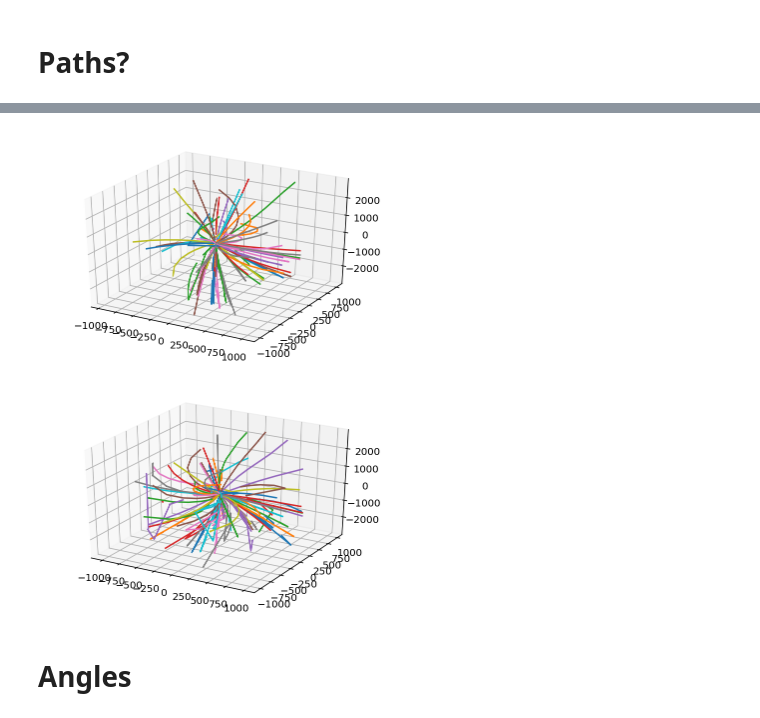
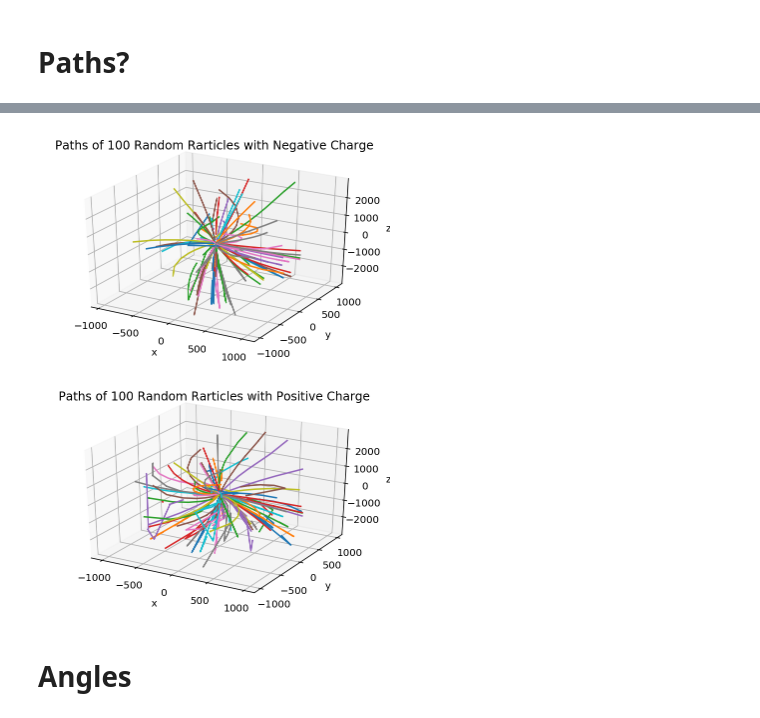
Before and after one commit to sqrider/MATH189_FINAL_PROJ, a Jupyter notebook: Trajectories.ipynb, the cells around one changed output, grey strips where cells are left out. Cells and saved outputs as stored; diff of their text form; code cells hidden in the pictures.

```diff
--- a/Trajectories.ipynb
+++ b/Trajectories.ipynb
@@ -71,3 +71,21 @@ truth.head()
 | 4 | 5 | 594487176721334272 | -60.579399 | -4.183970 | -1502.5 | -0.395276 | -0.008543 | -9.65867 | 0.000008 |
 # %% [markdown]
 # Paths?
+# %%
+fig = plt.figure()
+ax = fig.gca(projection='3d')
+ax.set_xlabel('x')
+ax.set_xticks([-1000, -500, 0, 500, 1000])
+ax.set_ylabel('y')
+ax.set_yticks([-1000, -500, 0, 500, 1000])
+ax.set_zlabel('z')
+plt.title('Paths of 100 Random Rarticles')
+
+particle_ids = np.unique(particles.particle_id)[1:100]
+for particle_id in particle_ids:
+    hit_ids = truth[truth.particle_id == particle_id]['hit_id']
+    particle_hits = hits.loc[hit_ids-1]
+
+    ax.plot(particle_hits.x.values, particle_hits.y.values, particle_hits.z.values)
+
+plt.show()
@@ -74,20 +94,32 @@ truth.head()
 # %%
 fig = plt.figure()
 ax = fig.gca(projection='3d')
+ax.set_xlabel('x')
+ax.set_xticks([-1000, -500, 0, 500, 1000])
+ax.set_ylabel('y')
+ax.set_yticks([-1000, -500, 0, 500, 1000])
+ax.set_zlabel('z')
+plt.title('Paths of 100 Random Rarticles with Negative Charge')
 
 particle_ids = np.unique(particles[particles.q == -1].particle_id)[1:100]
 for particle_id in particle_ids:
     hit_ids = truth[truth.particle_id == particle_id]['hit_id']
     particle_hits = hits.loc[hit_ids-1]
 
     ax.plot(particle_hits.x.values, particle_hits.y.values, particle_hits.z.values)
 
 plt.show()
 # %% [output]
-[figure, old version]
+[figure, new version]
 # %%
 fig = plt.figure()
 ax = fig.gca(projection='3d')
+ax.set_xlabel('x')
+ax.set_xticks([-1000, -500, 0, 500, 1000])
+ax.set_ylabel('y')
+ax.set_yticks([-1000, -500, 0, 500, 1000])
+ax.set_zlabel('z')
+plt.title('Paths of 100 Random Rarticles with Positive Charge')
 
 particle_ids = np.unique(particles[particles.q == 1].particle_id)[1:100]
 for particle_id in particle_ids:
@@ -98,7 +130,7 @@ for particle_id in particle_ids:
 
 plt.show()
 # %% [output]
-[figure, old version]
+[figure, new version]
 # %% [markdown]
 # Angles
 # %%
```
Also changed, not shown: parts of 15 cells of this notebook.
